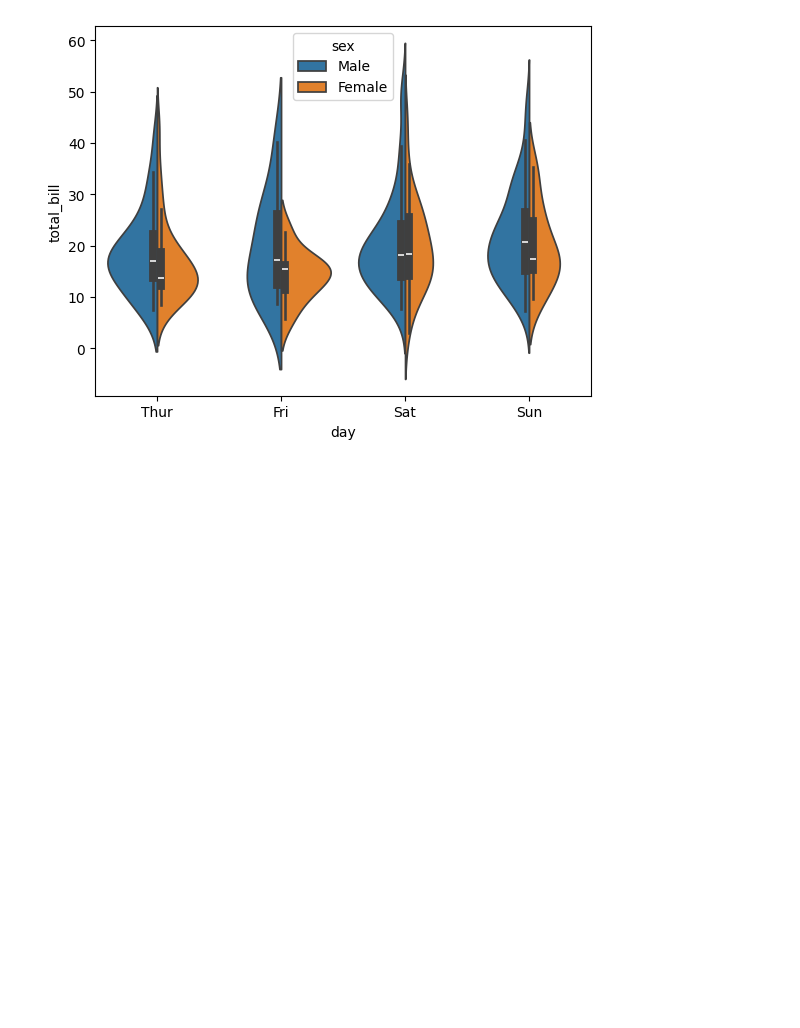
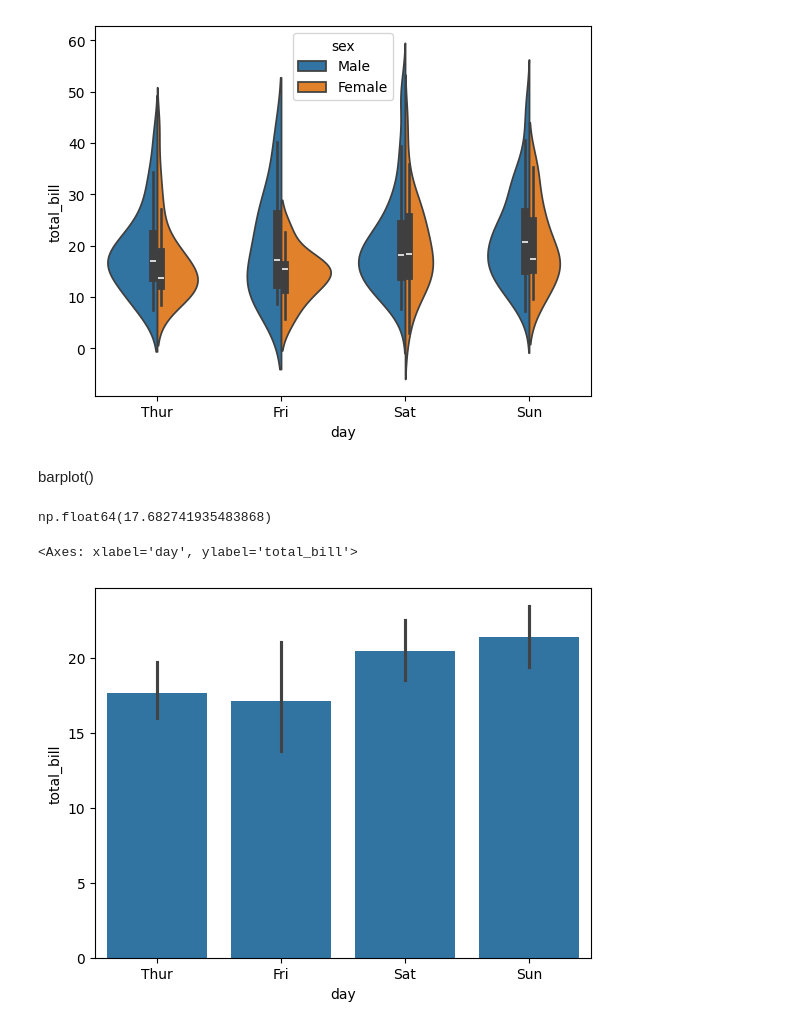
Before and after one commit to RaisulislamRimon/data-science-notes, a Jupyter notebook: module_9/module_9_class/class_1/2_data_visualization_seaborn_categorical_data_visualize.ipynb, the cells around one changed output. Cells and saved outputs as stored; diff of their text form; code cells hidden in the pictures; blank space fills up the shorter version.

```diff
--- a/module_9/module_9_class/class_1/2_data_visualization_seaborn_categorical_data_visualize.ipynb
+++ b/module_9/module_9_class/class_1/2_data_visualization_seaborn_categorical_data_visualize.ipynb
@@ -371,3 +371,14 @@ sns.violinplot(x='day', y='total_bill', data=tips, hue='sex', split=True)
 # %% [output]
 <Axes: xlabel='day', ylabel='total_bill'>
 [figure]
+# %% [markdown]
+barplot()
+# %%
+tips[tips['day'] == 'Thur']['total_bill'].mean()
+# %% [output]
+np.float64(17.682741935483868)
+# %%
+sns.barplot(x='day', y='total_bill', data=tips) # it will show mean of total_bill by default
+# %% [output]
+<Axes: xlabel='day', ylabel='total_bill'>
+[figure, added]
```
Also changed, not shown: parts of 8 cells of this notebook.
